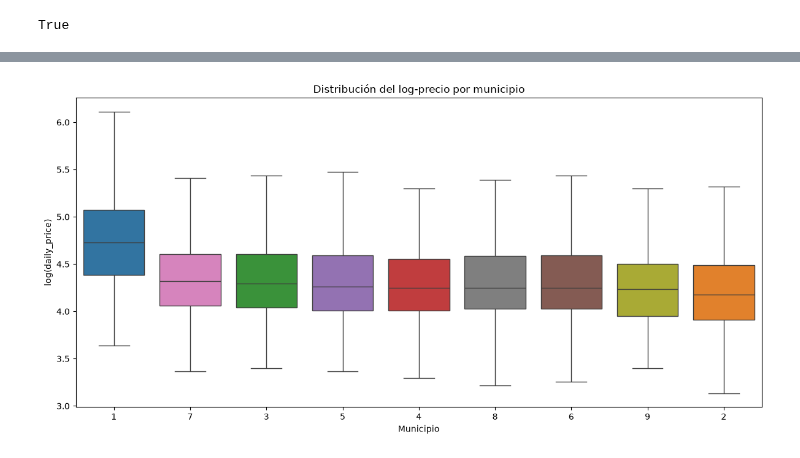
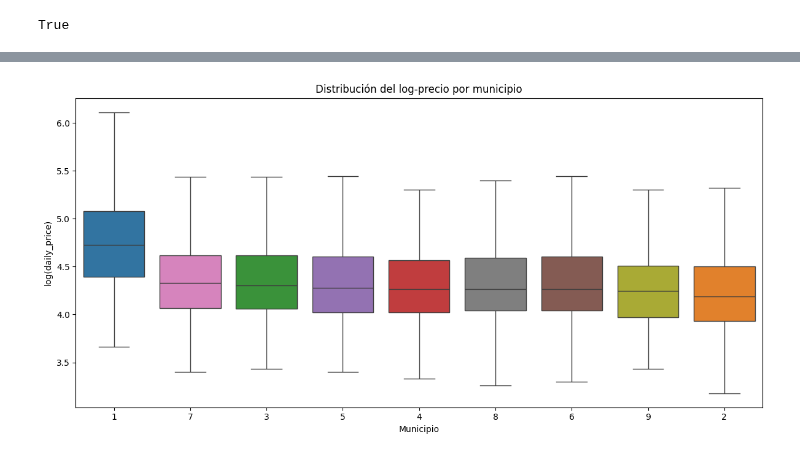
Before and after one commit to santidrelew/tp-mpg, a Jupyter notebook: tp_mpg.ipynb, the cells around one changed output, grey strips where cells are left out. Cells and saved outputs as stored; diff of their text form; code cells hidden in the pictures.

```diff
--- a/tp_mpg.ipynb
+++ b/tp_mpg.ipynb
@@ -262,5 +627,4 @@ Se priorizaron variables interpretables y potencialmente relevantes para la pred
 # %%
-
 FEATURES = [
     # Características del alojamiento
     "accommodates",
@@ -272,9 +636,12 @@ FEATURES = [
     "longitude",
     "neighbourhood_cleansed",
 
-    # Costos y condiciones de reserva
-    "cleaning_fee",
+    # Condiciones de reserva
     "minimum_nights",
+    "guests_included",
+
+    # Disponibilidad
+    "availability_365",
 
     # Anfitrión y reputación
     "host_is_superhost",
@@ -286,8 +653,11 @@ FEATURES = [
     "WiFi",
     "Air_Condition",
     "Elevator",
+    "TV",
+    "Washer",
 ]
 
-TARGET = "daily_price"
 
-df = df_raw[FEATURES + [TARGET]].copy()
+TARGET = "log_daily_price"
+
+df = df_raw[FEATURES + [TARGET] + ["daily_price"]].copy()
@@ -293,0 +686,2 @@ df = df_raw[FEATURES + [TARGET]].copy()
+# %%
+df_price_cleaned = df[df["daily_price"] < 3000].copy()
@@ -293,0 +895,4 @@ df = df_raw[FEATURES + [TARGET]].copy()
+# %%
+df_bathrooms_cleaned = df_price_cleaned[
+    (df_price_cleaned["bathrooms"] >= 3) & (df_price_cleaned["bathrooms"] <= 10)
+].copy()
@@ -295,0 +960,2 @@ df = df_raw[FEATURES + [TARGET]].copy()
+# %%
+df = df_bathrooms_cleaned.copy()
@@ -478,37 +1067,34 @@ plt.show()
 # %%
 # Preparación
 data = df[
-    ["latitude", "longitude", "neighbourhood_cleansed", "daily_price"]
+    ["latitude", "longitude", "neighbourhood_cleansed", "log_daily_price"]
 ].dropna().copy()
-
-data = data[data["daily_price"] > 0]
-data["log_daily_price"] = np.log(data["daily_price"])
 
 # Ordenar municipios según el log-precio mediano
 orden = (
     data.groupby("neighbourhood_cleansed")["log_daily_price"]
     .median()
     .sort_values(ascending=False)
     .index
 )
 
 plt.figure(figsize=(12, 6))
 
 sns.boxplot(
     data=data,
     x="neighbourhood_cleansed",
     y="log_daily_price",
     order=orden,
     hue="neighbourhood_cleansed",
     palette="tab10",
     showfliers=False,
     legend=False,
 )
 
 plt.title("Distribución del log-precio por municipio")
 plt.xlabel("Municipio")
 plt.ylabel("log(daily_price)")
 plt.tight_layout()
 plt.show()
 # %% [output]
-[figure, old version]
+[figure, new version]
```
Also changed, not shown: parts of 71 cells of this notebook.
